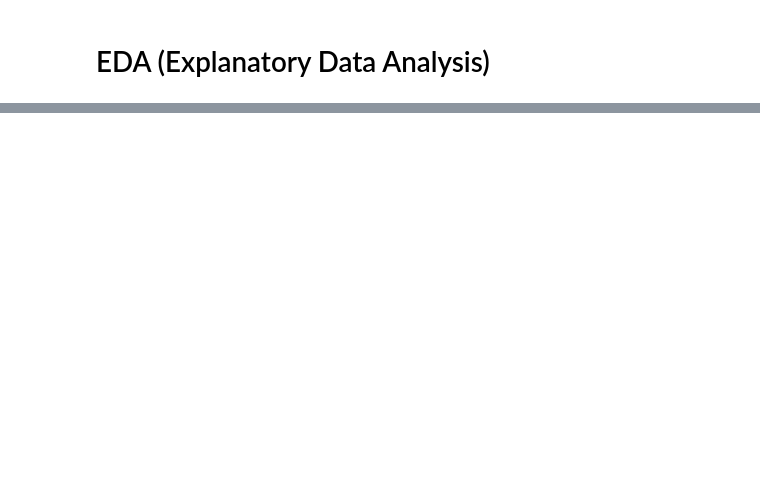
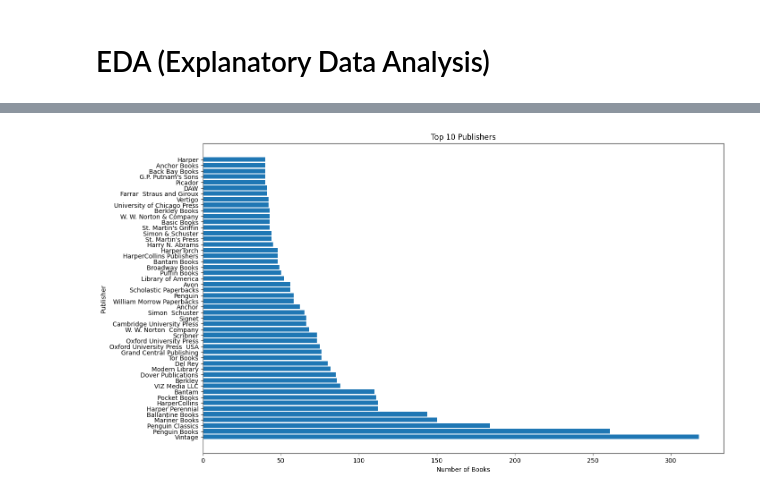
Before and after one commit to berkayersoy/Project6_Books, a Jupyter notebook: books_project.ipynb, the cells around one changed output, grey strips where cells are left out. Cells and saved outputs as stored; diff of their text form; code cells hidden in the pictures; blank space fills up the shorter version.

```diff
--- a/books_project.ipynb
+++ b/books_project.ipynb
@@ -395,0 +326,12 @@ dictionary loaded successfully to variable
+# %%
+top_publishers = df_cleaned['publisher'].value_counts().head(50)
+
+plt.figure(figsize=(15, 9))
+
+plt.barh(top_publishers.index, top_publishers.values)
+plt.title('Top 10 Publishers')
+plt.xlabel('Number of Books')
+plt.ylabel('Publisher')
+plt.show()
+# %% [output]
+[figure, added]
```
Also changed, not shown: parts of 43 cells of this notebook, 8 other files.
